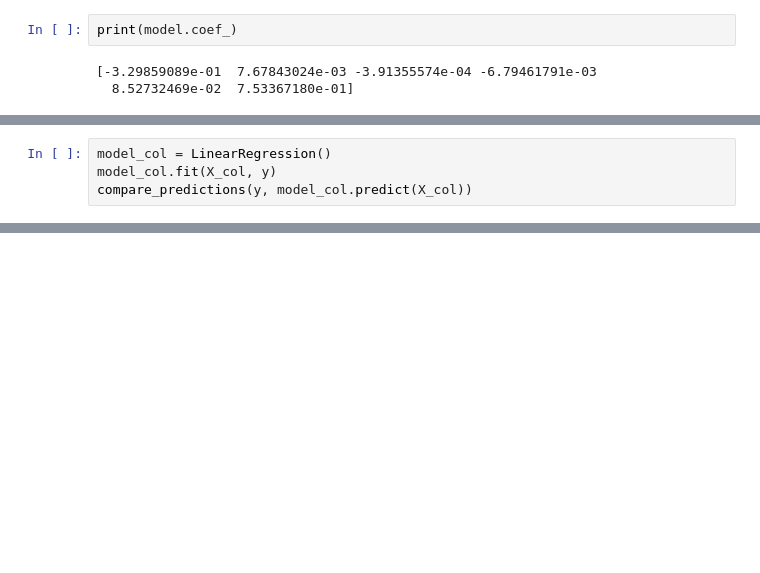
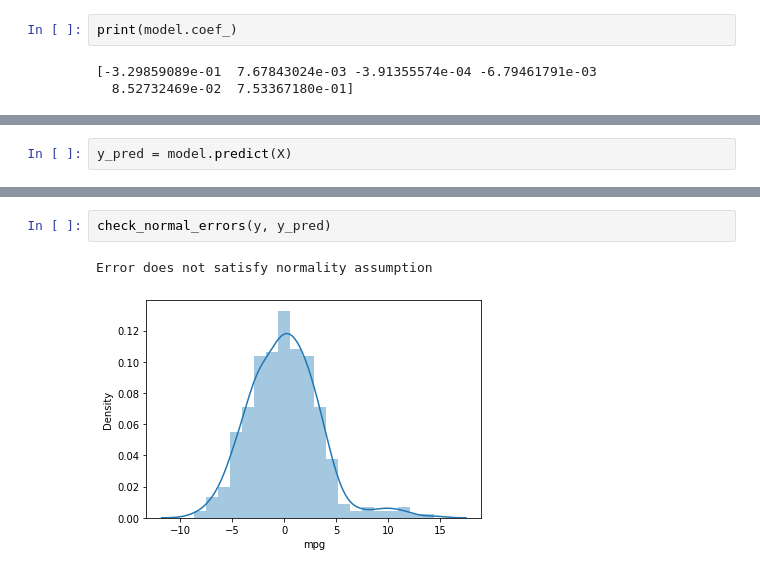
Before and after one commit to VictoryJin/uci_autompg, a Jupyter notebook: 3. Linear Model.ipynb, the cells around one changed output, grey strips where cells are left out. Drawn from its saved outputs; the diff is of its cells as text; blank space fills up the shorter version.

Commit message:
Added test of assumptions

```diff
--- a/3. Linear Model.ipynb
+++ b/3. Linear Model.ipynb
@@ -110,4 +43,0 @@ Index(['displacement', 'horsepower', 'acceleration', 'year'], dtype='object')
-# %%
-model_col = LinearRegression()
-model_col.fit(X_col, y)
-compare_predictions(y, model_col.predict(X_col))
@@ -116,0 +46,2 @@ Mean Squared Error from model is 14.833754015461796
+# %%
+y_pred = model.predict(X)
@@ -116,0 +57,5 @@ Mean Squared Error from model is 14.833754015461796
+# %%
+check_normal_errors(y, y_pred)
+# %% [output]
+Error does not satisfy normality assumption
+[figure, added]
```
Also changed, not shown: parts of 18 cells of this notebook.
